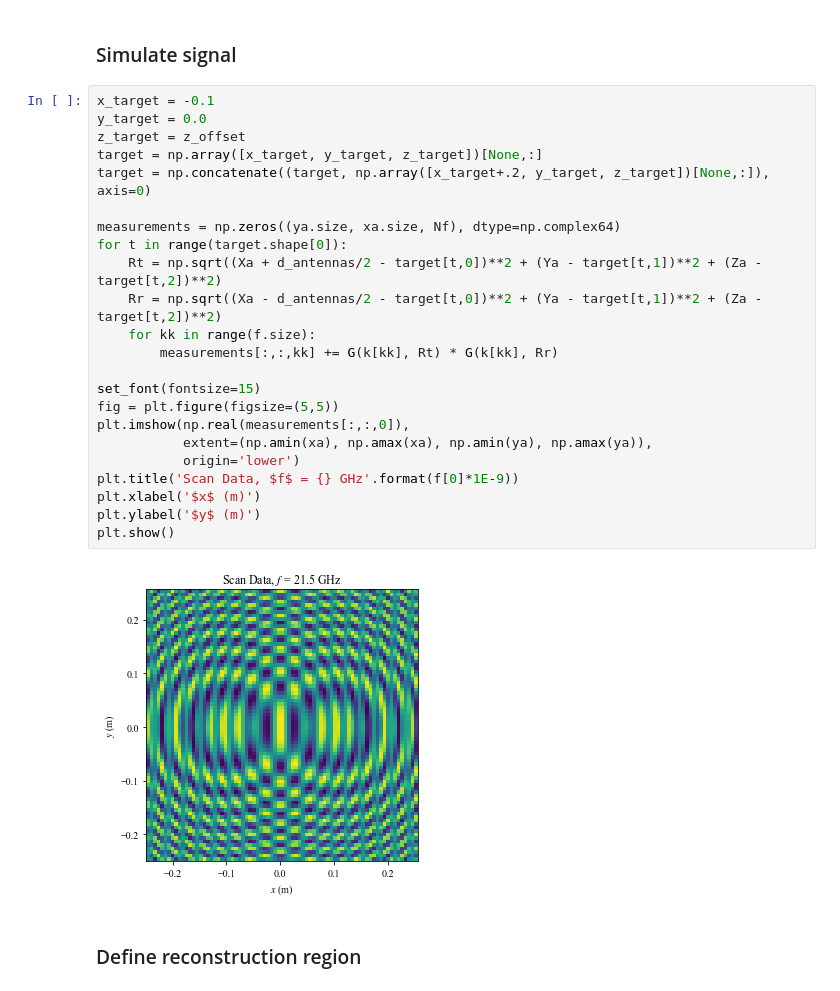
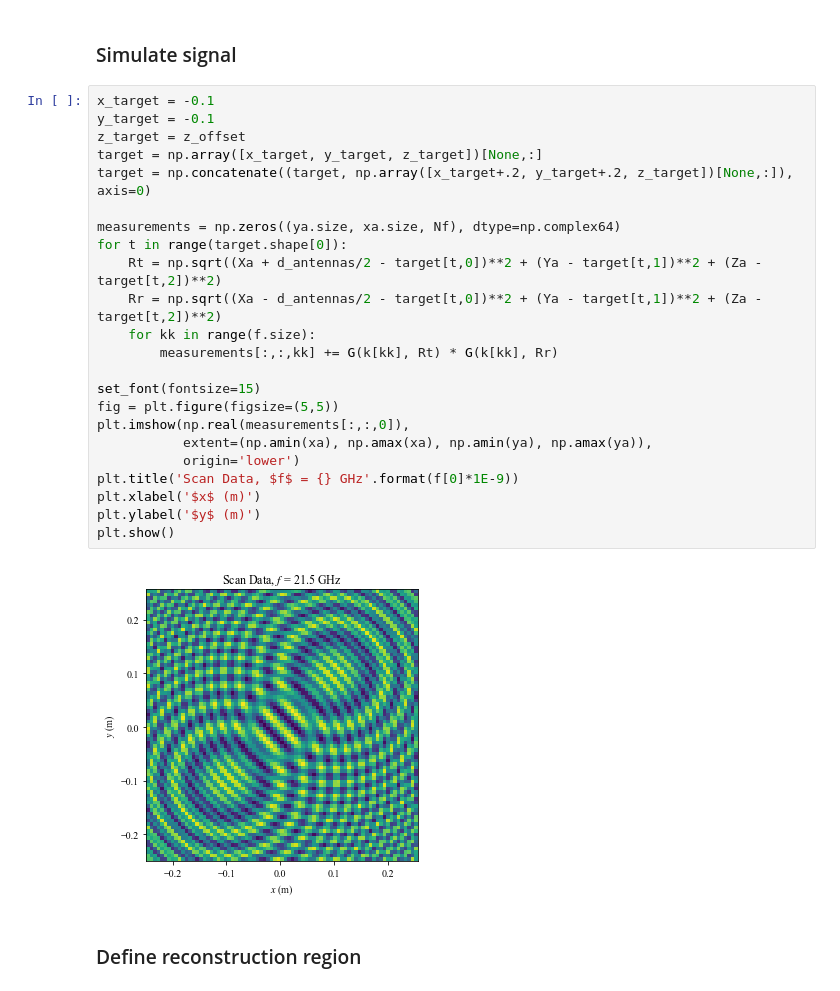
Before and after one commit to aaronvd/twi_experiments, a Jupyter notebook: Preliminary Scripts/simulation_script_RMA.ipynb, the cells around one changed output. Cells and saved outputs as stored; diff of their text form.

```diff
--- a/Preliminary Scripts/simulation_script_RMA.ipynb
+++ b/Preliminary Scripts/simulation_script_RMA.ipynb
@@ -80,29 +80,29 @@ M = Na*Nf
 ### Simulate signal
 # %%
 x_target = -0.1
-y_target = 0.0
+y_target = -0.1
 z_target = z_offset
 target = np.array([x_target, y_target, z_target])[None,:]
-target = np.concatenate((target, np.array([x_target+.2, y_target, z_target])[None,:]), axis=0)
+target = np.concatenate((target, np.array([x_target+.2, y_target+.2, z_target])[None,:]), axis=0)
 
 measurements = np.zeros((ya.size, xa.size, Nf), dtype=np.complex64)
 for t in range(target.shape[0]):
     Rt = np.sqrt((Xa + d_antennas/2 - target[t,0])**2 + (Ya - target[t,1])**2 + (Za - target[t,2])**2)
     Rr = np.sqrt((Xa - d_antennas/2 - target[t,0])**2 + (Ya - target[t,1])**2 + (Za - target[t,2])**2)
     for kk in range(f.size):
         measurements[:,:,kk] += G(k[kk], Rt) * G(k[kk], Rr)
 
 set_font(fontsize=15)
 fig = plt.figure(figsize=(5,5))
 plt.imshow(np.real(measurements[:,:,0]),
            extent=(np.amin(xa), np.amax(xa), np.amin(ya), np.amax(ya)),
            origin='lower')
 plt.title('Scan Data, $f$ = {} GHz'.format(f[0]*1E-9))
 plt.xlabel('$x$ (m)')
 plt.ylabel('$y$ (m)')
 plt.show()
 # %% [output]
-[figure, old version]
+[figure, new version]
 # %% [markdown]
 ### Define reconstruction region
 # %%
```
Also changed, not shown: parts of 4 cells of this notebook, 18 other files.
